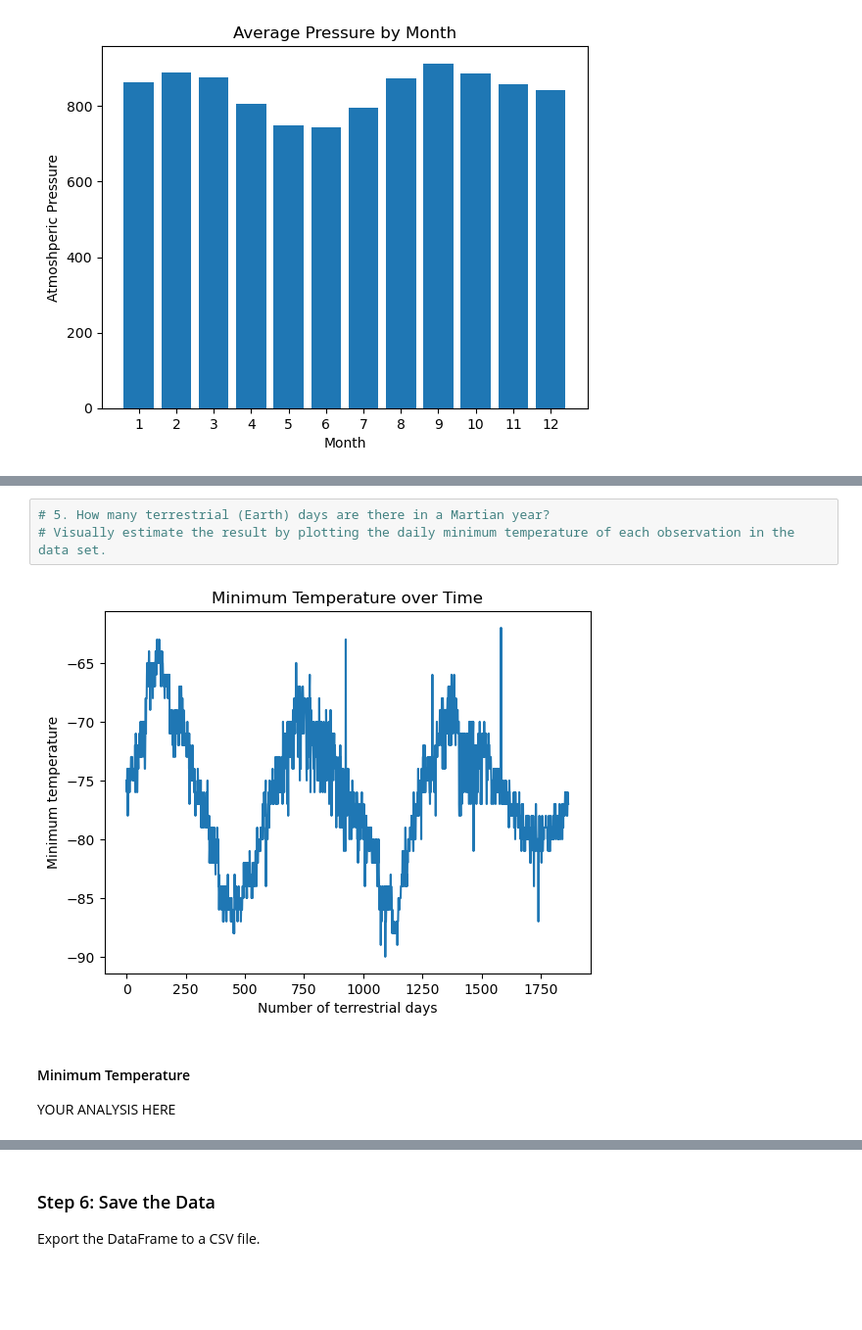
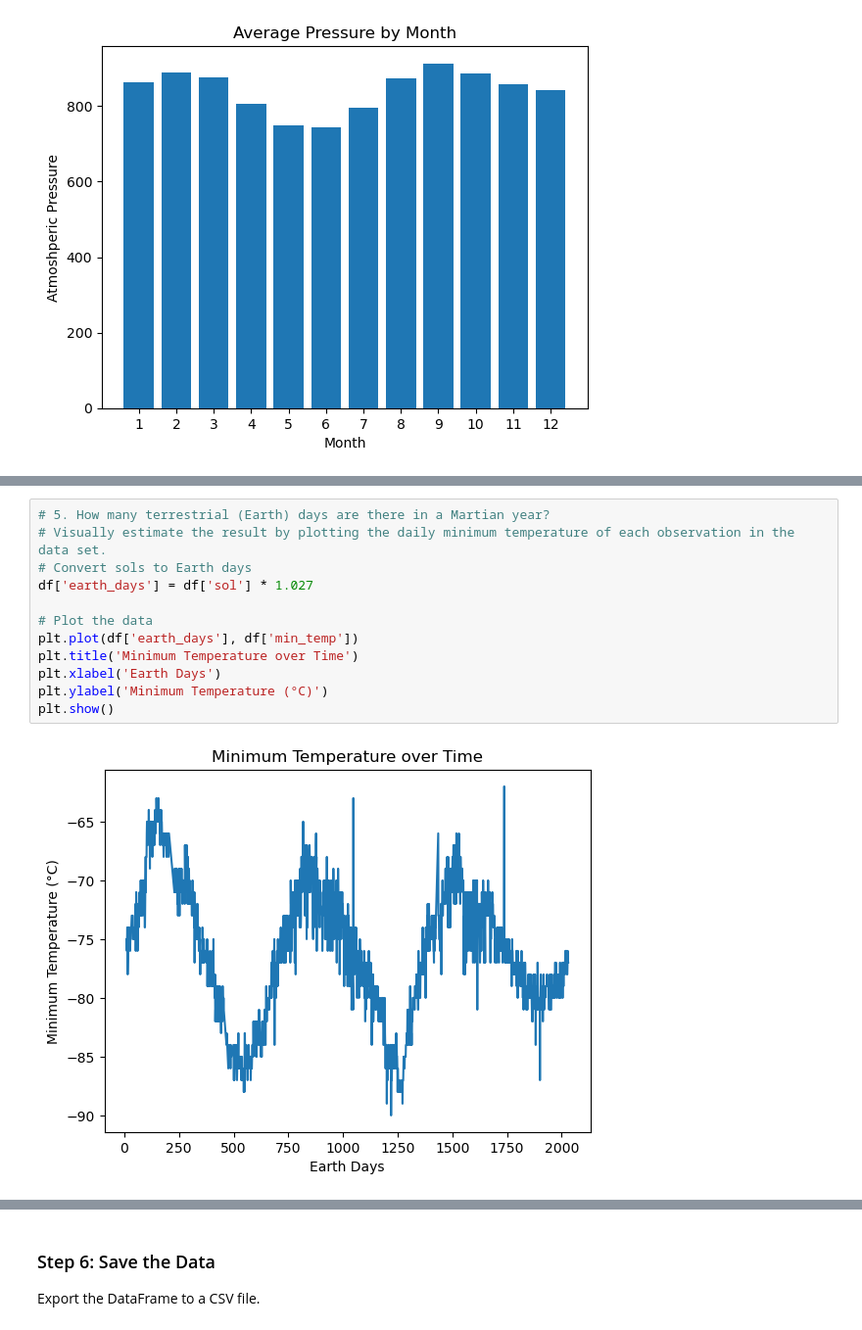
Before and after one commit to katmr27/data_collecting, a Jupyter notebook: KR_part_2_mars_weather.ipynb, the cells around one changed output, grey strips where cells are left out. Shown: that part at 98% size. Drawn from its saved outputs; the diff is of its cells as text; blank space fills up the shorter version.

```diff
--- a/KR_part_2_mars_weather.ipynb
+++ b/KR_part_2_mars_weather.ipynb
@@ -251,9 +257,14 @@ plt.show()
 # %%
 # 5. How many terrestrial (Earth) days are there in a Martian year?
 # Visually estimate the result by plotting the daily minimum temperature of each observation in the data set.
+# Convert sols to Earth days
+df['earth_days'] = df['sol'] * 1.027
+
+# Plot the data
+plt.plot(df['earth_days'], df['min_temp'])
+plt.title('Minimum Temperature over Time')
+plt.xlabel('Earth Days')
+plt.ylabel('Minimum Temperature (°C)')
+plt.show()
 # %% [output]
-[figure, old version]
+[figure, new version]
-# %% [markdown]
-#### Minimum Temperature
-
-YOUR ANALYSIS HERE
```
Also changed, not shown: parts of 8 cells of this notebook, 1 other file.
